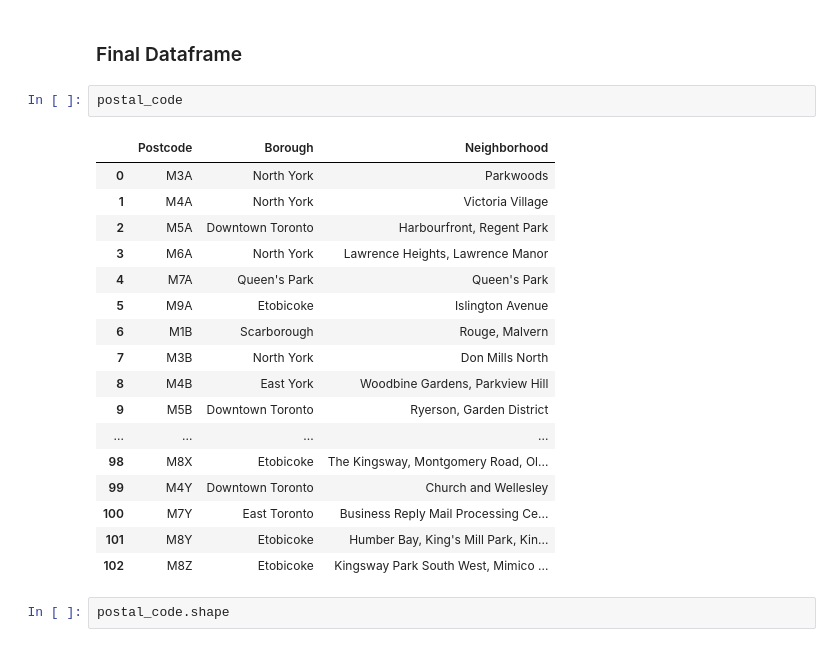
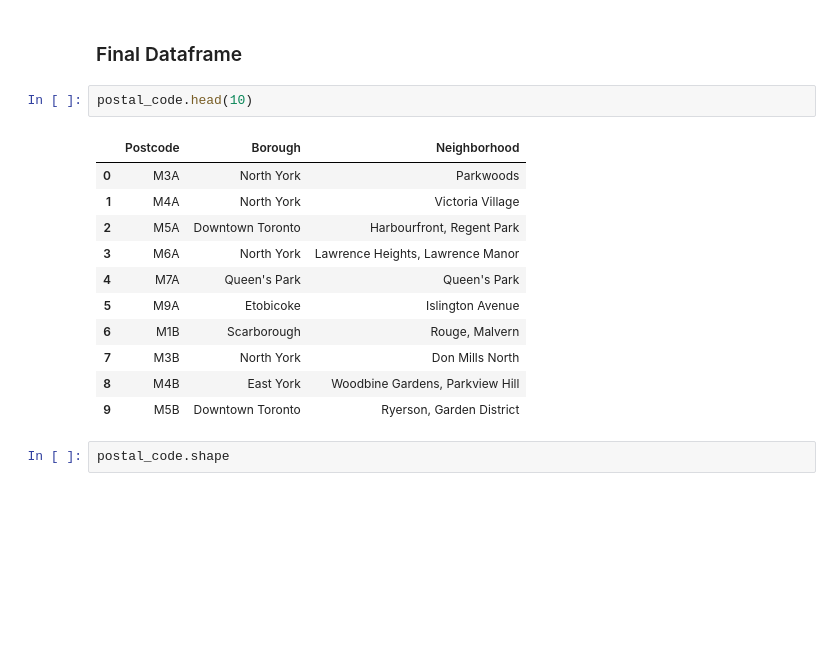
Before and after one commit to Gal711/Coursera_Capstone, a Jupyter notebook: Capstone_Project_Segmenting_and_Clustering_Neighborhoods_in_Toronto-Part3.ipynb, the cells around one changed output. Saved outputs shown, nothing was run; the diff lists cells and outputs as text; blank space fills up the shorter version.

```diff
--- a/Capstone_Project_Segmenting_and_Clustering_Neighborhoods_in_Toronto-Part3.ipynb
+++ b/Capstone_Project_Segmenting_and_Clustering_Neighborhoods_in_Toronto-Part3.ipynb
@@ -197,25 +161,19 @@ postal_code.iloc[4]['Neighborhood'] = postal_code.iloc[4]['Borough']
 # %% [markdown]
 ### Final Dataframe
 # %%
-postal_code
+postal_code.head(10)
 # %% [output]
 |  | Postcode | Borough | Neighborhood |
 | 0 | M3A | North York | Parkwoods |
 | 1 | M4A | North York | Victoria Village |
 | 2 | M5A | Downtown Toronto | Harbourfront, Regent Park |
 | 3 | M6A | North York | Lawrence Heights, Lawrence Manor |
 | 4 | M7A | Queen's Park | Queen's Park |
 | 5 | M9A | Etobicoke | Islington Avenue |
 | 6 | M1B | Scarborough | Rouge, Malvern |
 | 7 | M3B | North York | Don Mills North |
 | 8 | M4B | East York | Woodbine Gardens, Parkview Hill |
 | 9 | M5B | Downtown Toronto | Ryerson, Garden District |
-| ... | ... | ... | ... |
-| 98 | M8X | Etobicoke | The Kingsway, Montgomery Road, Ol... |
-| 99 | M4Y | Downtown Toronto | Church and Wellesley |
-| 100 | M7Y | East Toronto | Business Reply Mail Processing Ce... |
-| 101 | M8Y | Etobicoke | Humber Bay, King's Mill Park, Kin... |
-| 102 | M8Z | Etobicoke | Kingsway Park South West, Mimico ... |
 # %%
 postal_code.shape
 # %% [output]
```
Also changed, not shown: parts of 5 cells of this notebook, 2 other files.
